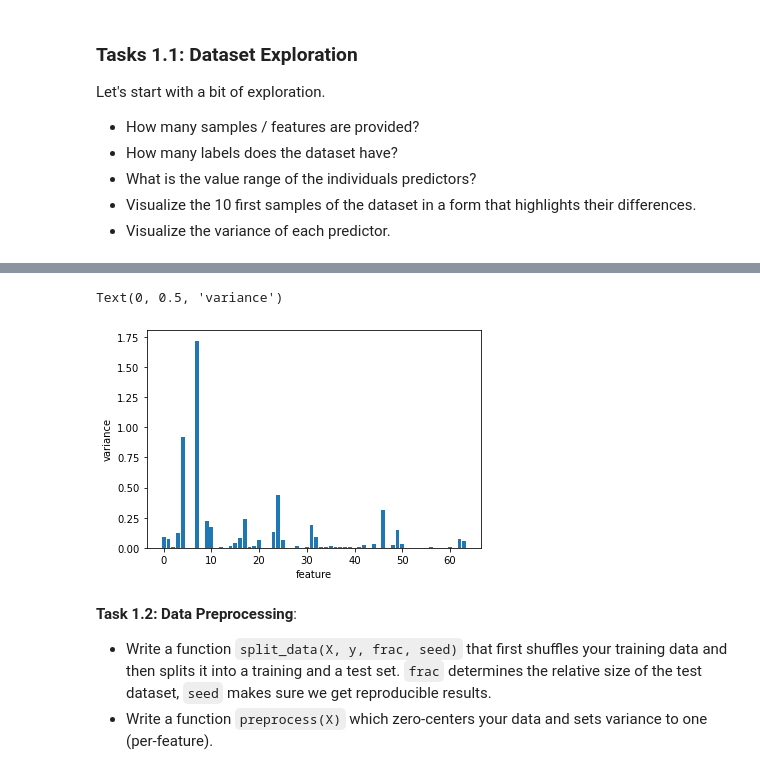
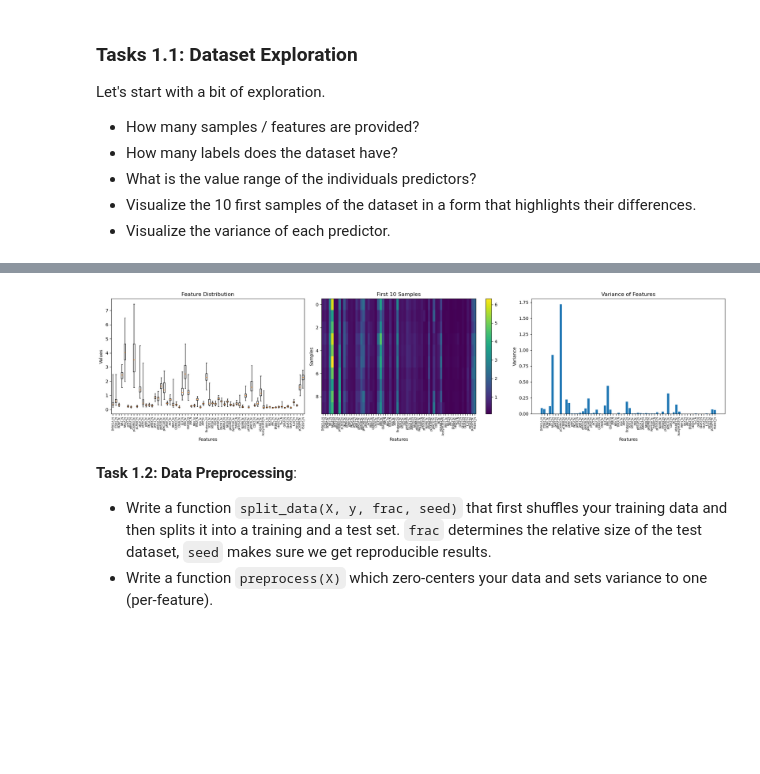
Before and after one commit to JanLuckhardt/machine-learning, a Jupyter notebook: 02_lda_logistic_regression.ipynb, the cells around one changed output, grey strips where cells are left out. Drawn from its saved outputs; the diff is of its cells as text; code cells hidden in the pictures; blank space fills up the shorter version.

```diff
--- a/02_lda_logistic_regression.ipynb
+++ b/02_lda_logistic_regression.ipynb
@@ -56,10 +42,43 @@ plt.show()
-# %%
-plt.bar(range(64),np.var(X_all,axis=0))
-plt.xlabel("feature")
-plt.ylabel("variance")
-# %% [output]
-Text(0, 0.5, 'variance')
-[figure, removed]
+# %%
+fig, ax = plt.subplots(1, 3, figsize=(20, 5))
+
+# 1. Distribution of Features
+ax[0].boxplot(X_all, whis=(0, 100))
+
+ax[0].set_title('Feature Distribution')
+ax[0].set_xlabel('Features')
+ax[0].set_ylabel('Values')
+ax[0].set_xticks(range(1, 65))
+ax[0].set_xticklabels(df.columns[1:65], rotation=90, fontsize=6)
+
+# 2. First 10 Samples
+im = ax[1].imshow(X_all[:10, :], aspect='auto', cmap='viridis')
+
+ax[1].set_title('First 10 Samples')
+ax[1].set_xlabel('Features')
+ax[1].set_ylabel('Samples')
+
+ax[1].set_xticks(range(64))
+ax[1].set_xticklabels(df.columns[1:65], rotation=90, fontsize=6)
+
+fig.colorbar(im, ax=ax[1])
+
+# 3. Variance of Features
+variances = np.var(X_all, axis=0)
+
+ax[2].bar(range(64), variances)
+
+ax[2].set_title('Variance of Features')
+ax[2].set_xlabel('Features')
+ax[2].set_ylabel('Variance')
+
+ax[2].set_xticks(range(64))
+ax[2].set_xticklabels(df.columns[1:65], rotation=90, fontsize=6)
+
+plt.tight_layout()
+plt.show()
+# %% [output]
+[figure, added]
 # %% [markdown]
 **Task 1.2: Data Preprocessing**:
 - Write a function `split_data(X, y, frac, seed)` that first shuffles your training data and then splits it into a training and a test set. `frac` determines the relative size of the test dataset, `seed` makes sure we get reproducible
```
Also changed, not shown: parts of 53 cells of this notebook.
